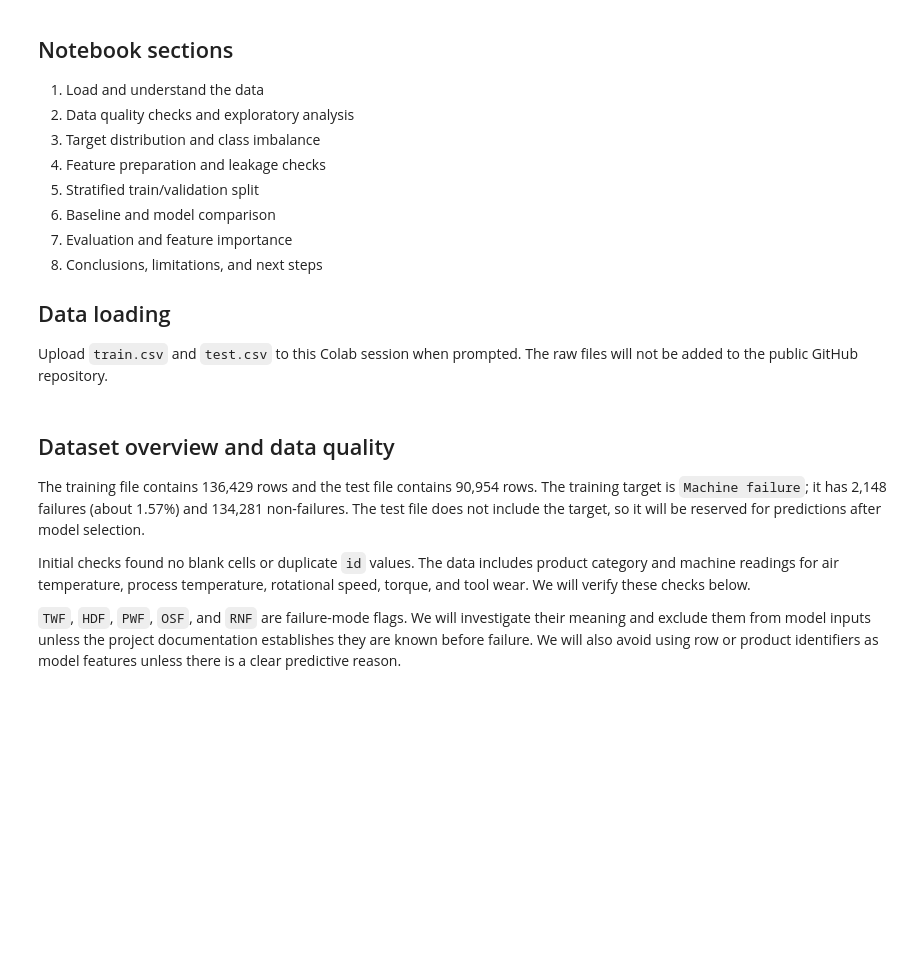
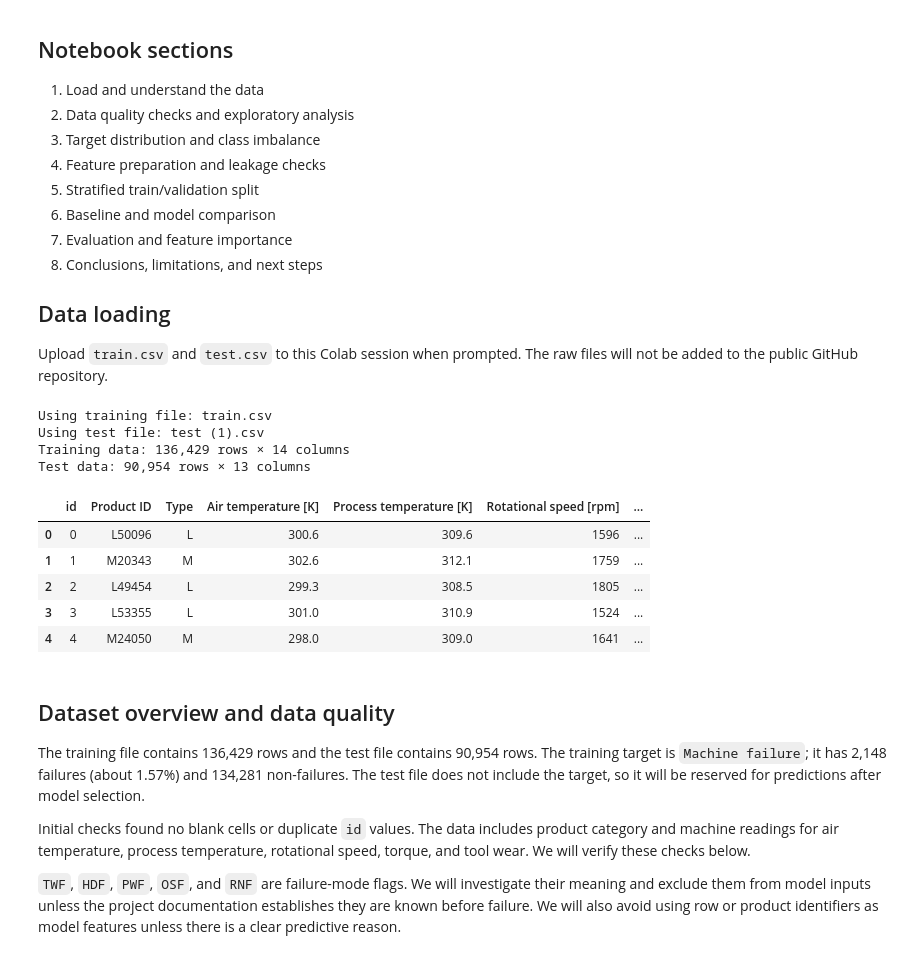
Before and after one commit to pranatipradhanwork-alt/Tata_Steel_machine_failure_predict, a Jupyter notebook: notebooks/tata_steel_machine_failure_prediction.ipynb, the cells around one changed output. Drawn from its saved outputs; the diff is of its cells as text; code cells hidden in the pictures; blank space fills up the shorter version.

```diff
--- a/notebooks/tata_steel_machine_failure_prediction.ipynb
+++ b/notebooks/tata_steel_machine_failure_prediction.ipynb
@@ -29,25 +29,45 @@ Upload `train.csv` and `test.csv` to this Colab session when prompted. The raw f
 # %%
 import pandas as pd
 import numpy as np
 import matplotlib.pyplot as plt
 import seaborn as sns
-
+from pathlib import Path
 from google.colab import files
 
-# Select both train.csv and test.csv when the upload window opens.
-uploaded = files.upload()
+def latest_csv(prefix):
+    matches = list(Path.cwd().glob(f"{prefix}*.csv"))
+    return max(matches, key=lambda path: path.stat().st_mtime) if matches else None
 
-required_files = {"train.csv", "test.csv"}
-missing_files = required_files - set(uploaded)
-if missing_files:
-    raise FileNotFoundError(f"Please upload both files: {sorted(missing_files)}")
+# Reuse files already in this Colab runtime. If the runtime was reset, upload them.
+train_path = latest_csv("train")
+test_path = latest_csv("test")
+if train_path is None or test_path is None:
+    print("Select train.csv and test.csv in the upload dialog.")
+    files.upload()
+    train_path = latest_csv("train")
+    test_path = latest_csv("test")
 
-train = pd.read_csv("train.csv")
-test = pd.read_csv("test.csv")
+if train_path is None or test_path is None:
+    raise FileNotFoundError("Could not find both train and test CSV files in the Colab runtime.")
 
+print(f"Using training file: {train_path.name}")
+print(f"Using test file: {test_path.name}")
+train = pd.read_csv(train_path)
+test = pd.read_csv(test_path)
 print(f"Training data: {train.shape[0]:,} rows × {train.shape[1]} columns")
 print(f"Test data: {test.shape[0]:,} rows × {test.shape[1]} columns")
 display(train.head())
+# %% [output]
+Using training file: train.csv
+Using test file: test (1).csv
+Training data: 136,429 rows × 14 columns
+Test data: 90,954 rows × 13 columns
+|  | id | Product ID | Type | Air temperature [K] | Process temperature [K] | Rotational speed [rpm] | ... |
+| 0 | 0 | L50096 | L | 300.6 | 309.6 | 1596 | ... |
+| 1 | 1 | M20343 | M | 302.6 | 312.1 | 1759 | ... |
+| 2 | 2 | L49454 | L | 299.3 | 308.5 | 1805 | ... |
+| 3 | 3 | L53355 | L | 301.0 | 310.9 | 1524 | ... |
+| 4 | 4 | M24050 | M | 298.0 | 309.0 | 1641 | ... |
 # %% [markdown]
 ## Dataset overview and data quality
 
```
Also changed, not shown: parts of 13 cells of this notebook.
